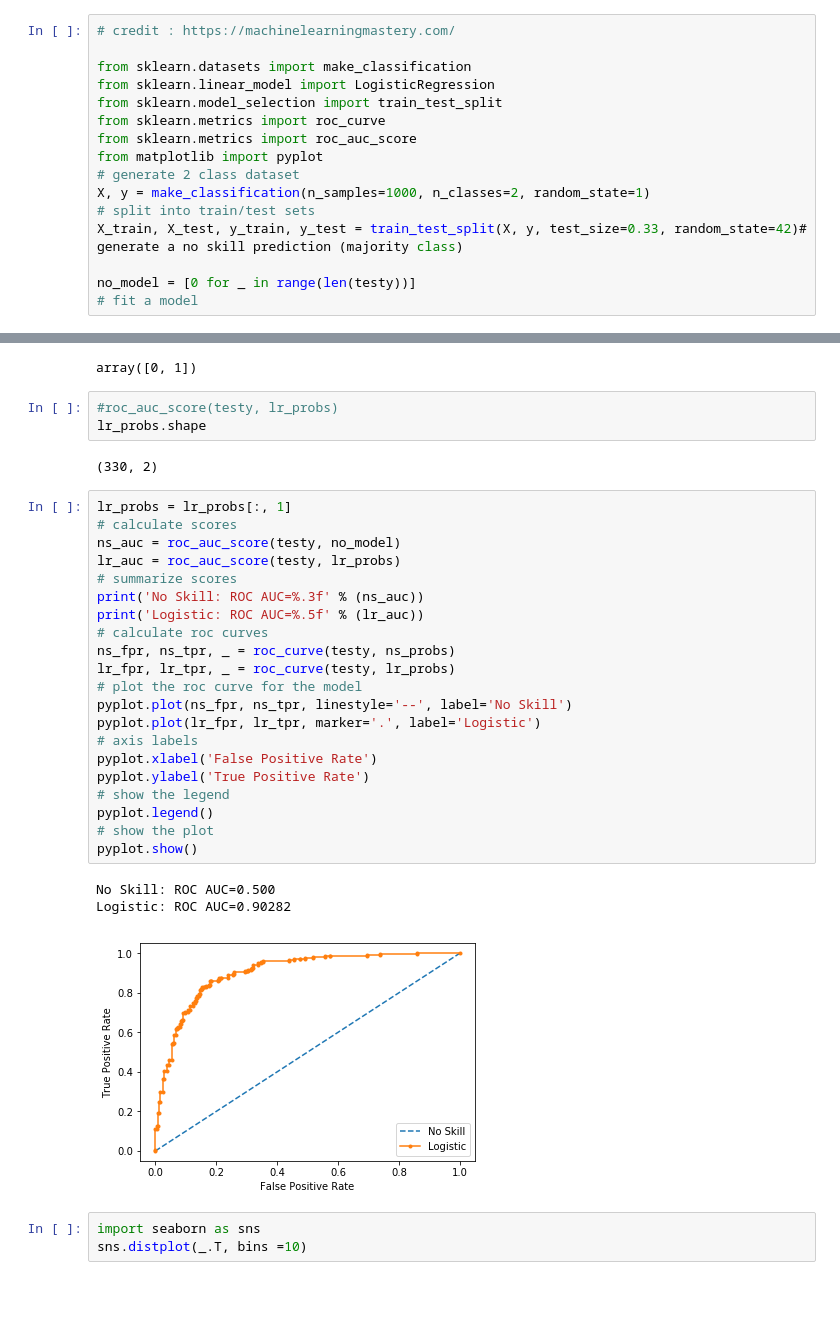
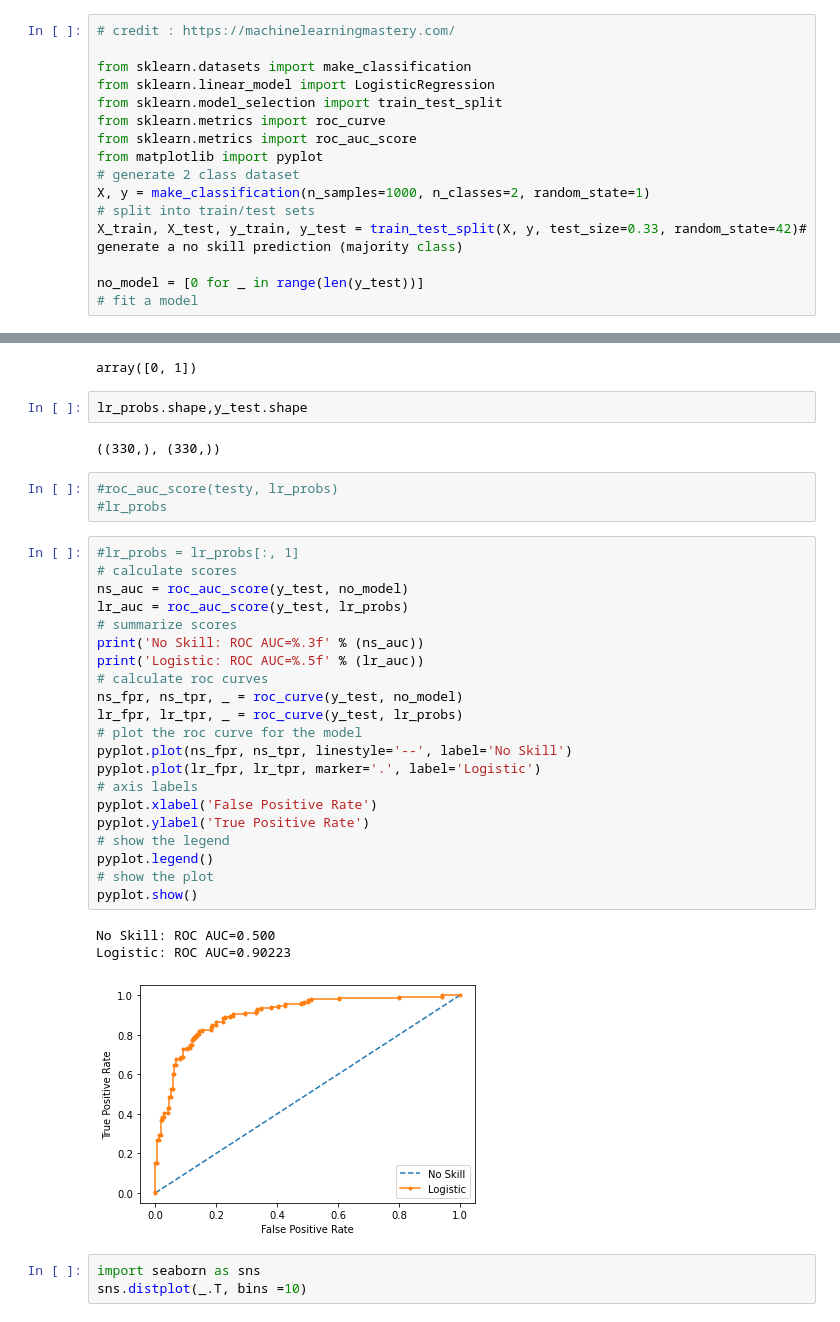
Before and after one commit to beingsantosh/ML-Tools, a Jupyter notebook: ROC and AUC.ipynb, the cells around one changed output, grey strips where cells are left out. Saved outputs shown, nothing was run; the diff lists cells and outputs as text; blank space fills up the shorter version.

```diff
--- a/ROC and AUC.ipynb
+++ b/ROC and AUC.ipynb
@@ -16,7 +16,7 @@ X, y = make_classification(n_samples=1000, n_classes=2, random_state=1)
 # split into train/test sets
 X_train, X_test, y_train, y_test = train_test_split(X, y, test_size=0.33, random_state=42)# generate a no skill prediction (majority class)
 
-no_model = [0 for _ in range(len(testy))]
+no_model = [0 for _ in range(len(y_test))]
 # fit a model
 # %%
 model = LogisticRegression(solver='lbfgs')
@@ -31,36 +31,38 @@ lr_probs = model.predict_proba(X_test)
 model.classes_
 # %% [output]
 array([0, 1])
+# %%
+lr_probs.shape,y_test.shape
+# %% [output]
+((330,), (330,))
 # %%
 #roc_auc_score(testy, lr_probs)
-lr_probs.shape
+#lr_probs
-# %% [output]
-(330, 2)
 # %%
-lr_probs = lr_probs[:, 1]
+#lr_probs = lr_probs[:, 1]
 # calculate scores
-ns_auc = roc_auc_score(testy, no_model)
-lr_auc = roc_auc_score(testy, lr_probs)
+ns_auc = roc_auc_score(y_test, no_model)
+lr_auc = roc_auc_score(y_test, lr_probs)
 # summarize scores
 print('No Skill: ROC AUC=%.3f' % (ns_auc))
 print('Logistic: ROC AUC=%.5f' % (lr_auc))
 # calculate roc curves
-ns_fpr, ns_tpr, _ = roc_curve(testy, ns_probs)
-lr_fpr, lr_tpr, _ = roc_curve(testy, lr_probs)
+ns_fpr, ns_tpr, _ = roc_curve(y_test, no_model)
+lr_fpr, lr_tpr, _ = roc_curve(y_test, lr_probs)
 # plot the roc curve for the model
 pyplot.plot(ns_fpr, ns_tpr, linestyle='--', label='No Skill')
 pyplot.plot(lr_fpr, lr_tpr, marker='.', label='Logistic')
 # axis labels
 pyplot.xlabel('False Positive Rate')
 pyplot.ylabel('True Positive Rate')
 # show the legend
 pyplot.legend()
 # show the plot
 pyplot.show()
 # %% [output]
 No Skill: ROC AUC=0.500
-Logistic: ROC AUC=0.90282
+Logistic: ROC AUC=0.90223
-[figure, old version]
+[figure, new version]
 # %%
 import seaborn as sns
 sns.distplot(_.T, bins =10)
```
